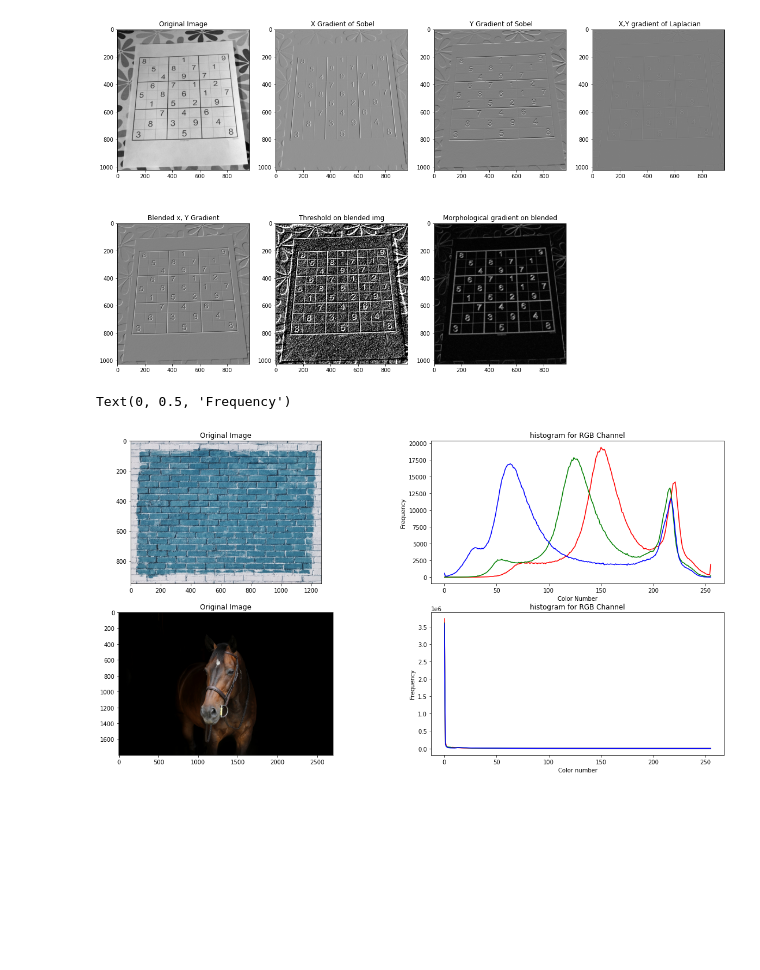
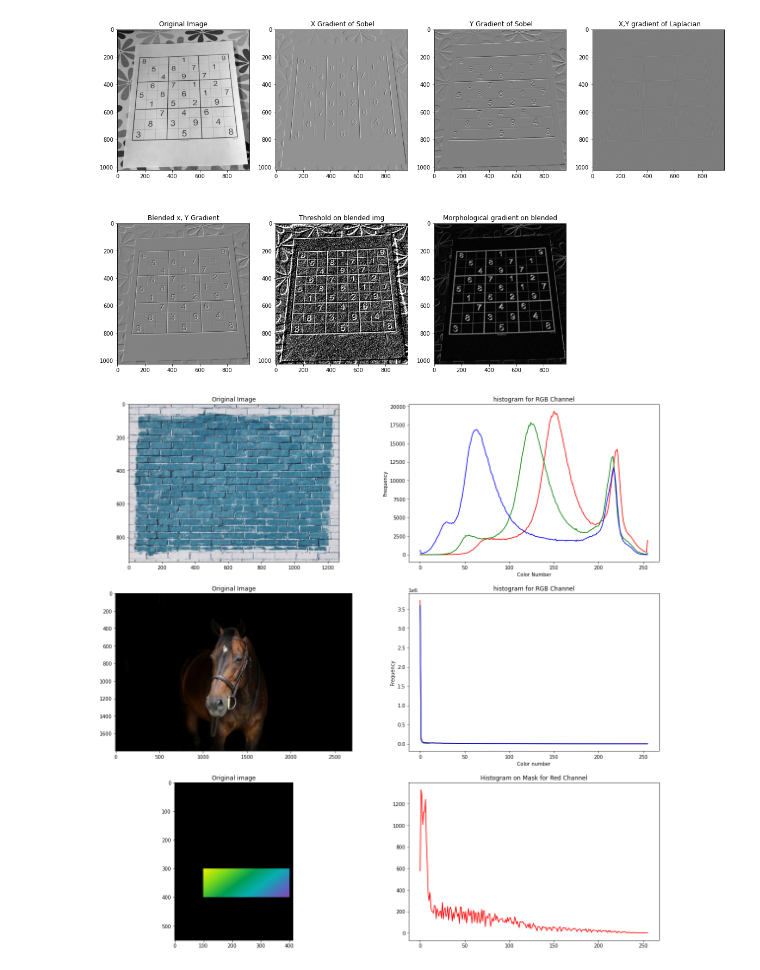
Before and after one commit to faranak5171/Computer-Vision-Projects, a Jupyter notebook: basic/Image_Processing_Methods2.ipynb, the cells around one changed output. Saved outputs shown, nothing was run; the diff lists cells and outputs as text; code cells hidden in the pictures; blank space fills up the shorter version.

Commit message:
Histogram on mask

```diff
--- a/basic/Image_Processing_Methods2.ipynb
+++ b/basic/Image_Processing_Methods2.ipynb
@@ -45,8 +45,8 @@ display_img(7, morph, 'Morphological gradient on blended')
 [figure]
 # %%
 # Create histogram, histogram works on BGR image and matplotlib works on RGB
-fig = plt.figure(figsize=(20,10))
-rows = 2
+fig = plt.figure(figsize=(20,20))
+rows = 3
 cols = 2
 
 def display_hist(num, hist, col, title):
@@ -60,35 +60,43 @@ def display_img(num, img, title):
   ax.set_title(title)
 
 
 horse = cv2.imread('horse.jpg')
 show_horse = cv2.cvtColor(horse, cv2.COLOR_BGR2RGB)
-
-rainbow = cv2.imread('rainbow.jpg')
-show_rainbow = cv2.cvtColor(rainbow, cv2.COLOR_BGR2RGB)
 
 bricks = cv2.imread('bricks.jpg')
 show_bricks = cv2.cvtColor(bricks, cv2.COLOR_BGR2RGB)
 
 # Calculate histogram for 3 color channels. Order colors in openCV is BGR
 display_img(1, show_bricks,'Original Image')
 
 color = ('R','G','B')
 for i,col in enumerate(color):
   histr = cv2.calcHist([bricks], channels=[i], mask=None, histSize=[256], ranges=[0,256])
   display_hist(2, histr, col, 'histogram for RGB Channel')
 plt.xlabel('Color Number')
 plt.ylabel('Frequency')
 
 
 
 # Calculate histogram for 3 color channel. Order colors in openCV is BGR
 display_img(3, show_horse,'Original Image')
 
 for i,col in enumerate(color):
   histr = cv2.calcHist([horse], channels=[i], mask=None, histSize=[256], ranges=[0,256])
   display_hist(4, histr, col , 'histogram for RGB Channel')
 plt.xlabel('Color number')
 plt.ylabel('Frequency')
+
+# Calculate histogram on a roi of image
+rainbow = cv2.imread('rainbow.jpg')
+show_rainbow = cv2.cvtColor(rainbow, cv2.COLOR_BGR2RGB)
+
+mask = np.zeros(rainbow.shape[0:2], np.uint8)
+mask[300:400, 100:400] = 255
+rainbow_masked = cv2.bitwise_and(rainbow, rainbow, mask=mask)
+show_rainbow_masked = cv2.bitwise_and(show_rainbow, show_rainbow, mask=mask)
+display_img(5, show_rainbow_masked, 'Original image with mask')
+hist_rainbow_masked = cv2.calcHist([rainbow], channels=[2], mask=mask, histSize=[256], ranges=[0,256])
+display_hist(6,hist_rainbow_masked,'R','Histogram on Mask for Red Channel')
 # %% [output]
-Text(0, 0.5, 'Frequency')
-[figure, old version]
+[figure, new version]
```
